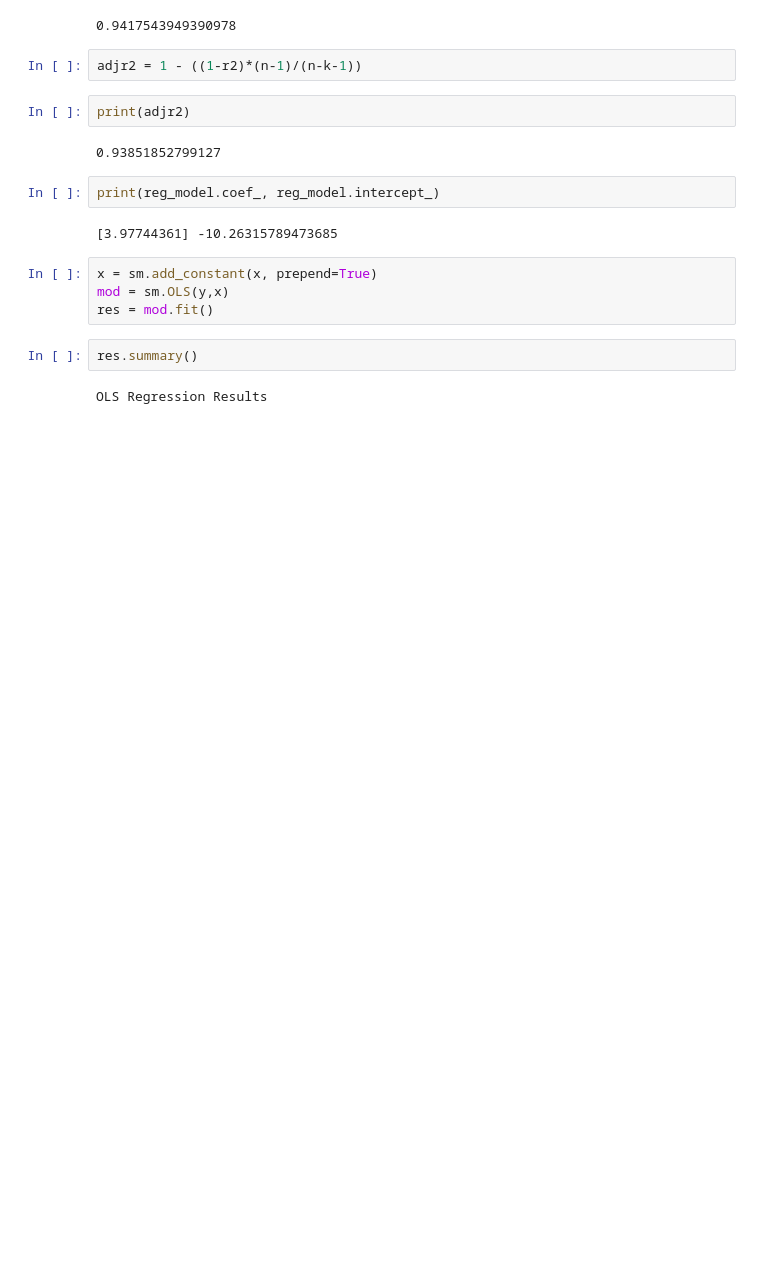
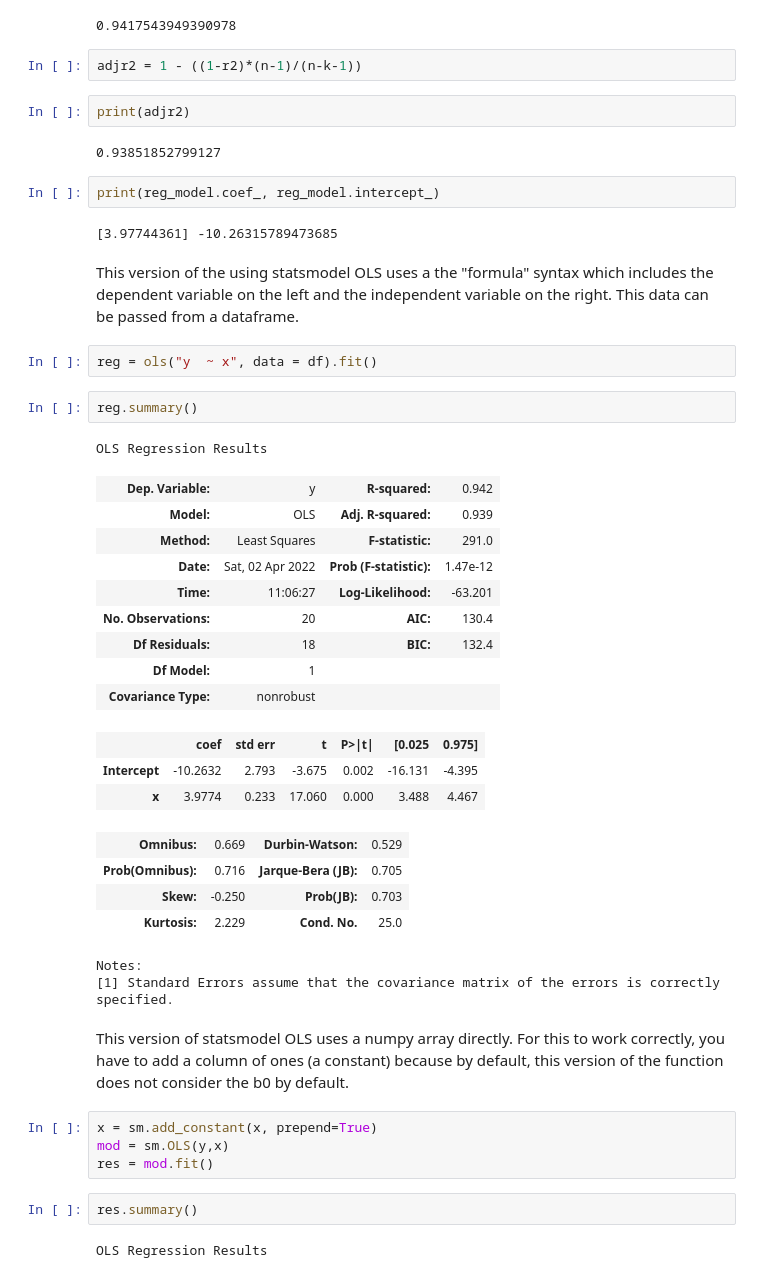
Before and after one commit to r2klabs/RegressionExamples, a Jupyter notebook: LinearRegression.ipynb, the cells around one changed output. Drawn from its saved outputs; the diff is of its cells as text; blank space fills up the shorter version.

Commit message:
Updated notebook to include Markdown explanations, added .r script for regression

```diff
--- a/LinearRegression.ipynb
+++ b/LinearRegression.ipynb
@@ -221,6 +250,34 @@ print(adjr2)
 print(reg_model.coef_, reg_model.intercept_)
 # %% [output]
 [3.97744361] -10.26315789473685
+# %% [markdown]
+This version of the using statsmodel OLS uses a the "formula" syntax which includes the dependent variable on the left and the independent variable on the right. This data can be passed from a dataframe.
+# %%
+reg = ols("y  ~ x", data = df).fit()
+# %%
+reg.summary()
+# %% [output]
+OLS Regression Results
+| Dep. Variable: | y | R-squared: | 0.942 |
+| Model: | OLS | Adj. R-squared: | 0.939 |
+| Method: | Least Squares | F-statistic: | 291.0 |
+| Date: | Sat, 02 Apr 2022 | Prob (F-statistic): | 1.47e-12 |
+| Time: | 11:06:27 | Log-Likelihood: | -63.201 |
+| No. Observations: | 20 | AIC: | 130.4 |
+| Df Residuals: | 18 | BIC: | 132.4 |
+| Df Model: | 1 |  |  |
+| Covariance Type: | nonrobust |  |  |
+|  | coef | std err | t | P>|t| | [0.025 | 0.975] |
+| Intercept | -10.2632 | 2.793 | -3.675 | 0.002 | -16.131 | -4.395 |
+| x | 3.9774 | 0.233 | 17.060 | 0.000 | 3.488 | 4.467 |
+| Omnibus: | 0.669 | Durbin-Watson: | 0.529 |
+| Prob(Omnibus): | 0.716 | Jarque-Bera (JB): | 0.705 |
+| Skew: | -0.250 | Prob(JB): | 0.703 |
+| Kurtosis: | 2.229 | Cond. No. | 25.0 |
+Notes:
+[1] Standard Errors assume that the covariance matrix of the errors is correctly specified.
+# %% [markdown]
+This version of statsmodel OLS uses a numpy array directly. For this to work correctly, you have to add a column of ones (a constant) because by default, this version of the function does not consider the b0 by default.
 # %%
 x = sm.add_constant(x, prepend=True)
 mod = sm.OLS(y,x)
```
Also changed, not shown: parts of 52 cells of this notebook, 1 other file.
